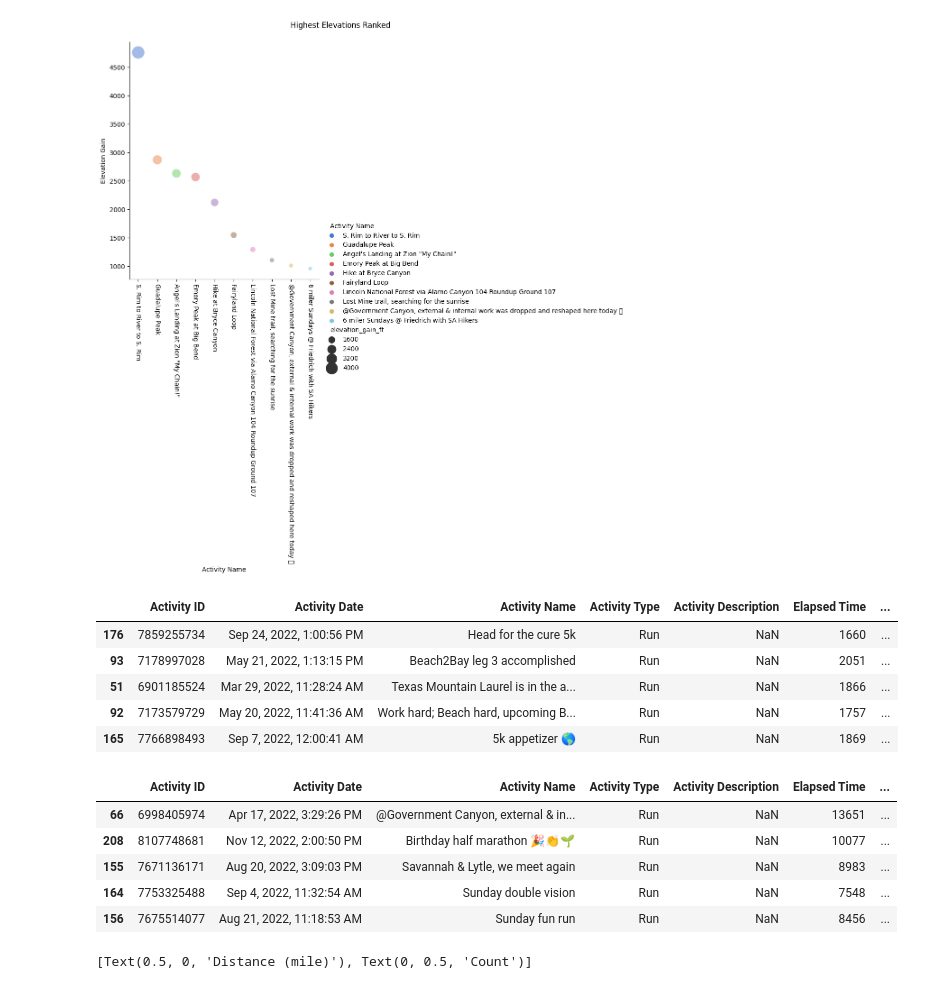
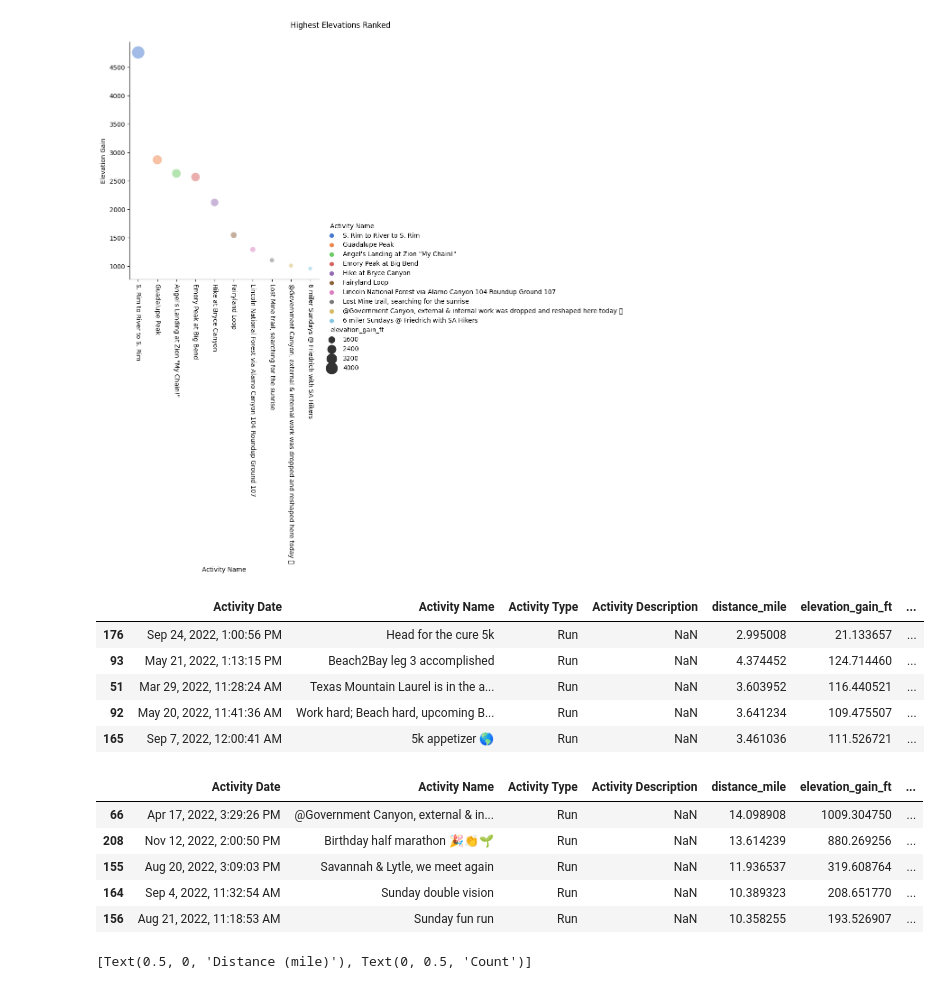
Before and after one commit to dazhaoniel/strava-recap-2022, a Jupyter notebook: strava2022-javier.ipynb, the cells around one changed output. Cells and saved outputs as stored; diff of their text form; code cells hidden in the pictures.

```diff
--- a/strava2022-javier.ipynb
+++ b/strava2022-javier.ipynb
@@ -218,25 +218,25 @@ plt.xticks(rotation=-90)
 # %%
 # fastest activity (Run) based on primary activity type
 df_run = df[df['Activity Type'] == 'Run']
-df_run.sort_values(by=['average_speed_mph'], ascending=False).head()
+df_run.sort_values(by=['average_speed_mph'], ascending=False)[['Activity Date', 'Activity Name', 'Activity Type', 'Activity Description', 'distance_mile', 'elevation_gain_ft', 'pace']].head()
 # what is the measurement unit for speed?
 # %% [output]
-|  | Activity ID | Activity Date | Activity Name | Activity Type | Activity Description | Elapsed Time | ... |
-| 176 | 7859255734 | Sep 24, 2022, 1:00:56 PM | Head for the cure 5k | Run | NaN | 1660 | ... |
-| 93 | 7178997028 | May 21, 2022, 1:13:15 PM | Beach2Bay leg 3 accomplished | Run | NaN | 2051 | ... |
-| 51 | 6901185524 | Mar 29, 2022, 11:28:24 AM | Texas Mountain Laurel is in the a... | Run | NaN | 1866 | ... |
-| 92 | 7173579729 | May 20, 2022, 11:41:36 AM | Work hard; Beach hard, upcoming B... | Run | NaN | 1757 | ... |
-| 165 | 7766898493 | Sep 7, 2022, 12:00:41 AM | 5k appetizer 🌎 | Run | NaN | 1869 | ... |
+|  | Activity Date | Activity Name | Activity Type | Activity Description | distance_mile | elevation_gain_ft | ... |
+| 176 | Sep 24, 2022, 1:00:56 PM | Head for the cure 5k | Run | NaN | 2.995008 | 21.133657 | ... |
+| 93 | May 21, 2022, 1:13:15 PM | Beach2Bay leg 3 accomplished | Run | NaN | 4.374452 | 124.714460 | ... |
+| 51 | Mar 29, 2022, 11:28:24 AM | Texas Mountain Laurel is in the a... | Run | NaN | 3.603952 | 116.440521 | ... |
+| 92 | May 20, 2022, 11:41:36 AM | Work hard; Beach hard, upcoming B... | Run | NaN | 3.641234 | 109.475507 | ... |
+| 165 | Sep 7, 2022, 12:00:41 AM | 5k appetizer 🌎 | Run | NaN | 3.461036 | 111.526721 | ... |
 # %%
 # longest run
-df_run.sort_values(by=['distance_mile'], ascending=False).head()
+df_run.sort_values(by=['distance_mile'], ascending=False)[['Activity Date', 'Activity Name', 'Activity Type', 'Activity Description', 'distance_mile', 'elevation_gain_ft', 'pace']].head()
 # %% [output]
-|  | Activity ID | Activity Date | Activity Name | Activity Type | Activity Description | Elapsed Time | ... |
-| 66 | 6998405974 | Apr 17, 2022, 3:29:26 PM | @Government Canyon, external & in... | Run | NaN | 13651 | ... |
-| 208 | 8107748681 | Nov 12, 2022, 2:00:50 PM | Birthday half marathon 🎉👏🌱 | Run | NaN | 10077 | ... |
-| 155 | 7671136171 | Aug 20, 2022, 3:09:03 PM | Savannah & Lytle, we meet again | Run | NaN | 8983 | ... |
-| 164 | 7753325488 | Sep 4, 2022, 11:32:54 AM | Sunday double vision | Run | NaN | 7548 | ... |
-| 156 | 7675514077 | Aug 21, 2022, 11:18:53 AM | Sunday fun run | Run | NaN | 8456 | ... |
+|  | Activity Date | Activity Name | Activity Type | Activity Description | distance_mile | elevation_gain_ft | ... |
+| 66 | Apr 17, 2022, 3:29:26 PM | @Government Canyon, external & in... | Run | NaN | 14.098908 | 1009.304750 | ... |
+| 208 | Nov 12, 2022, 2:00:50 PM | Birthday half marathon 🎉👏🌱 | Run | NaN | 13.614239 | 880.269256 | ... |
+| 155 | Aug 20, 2022, 3:09:03 PM | Savannah & Lytle, we meet again | Run | NaN | 11.936537 | 319.608764 | ... |
+| 164 | Sep 4, 2022, 11:32:54 AM | Sunday double vision | Run | NaN | 10.389323 | 208.651770 | ... |
+| 156 | Aug 21, 2022, 11:18:53 AM | Sunday fun run | Run | NaN | 10.358255 | 193.526907 | ... |
 # %%
 # Distribution of Runs
 g = sns.histplot(x='distance_mile', data=df_run, color='purple')
```
Also changed, not shown: parts of 7 cells of this notebook.
